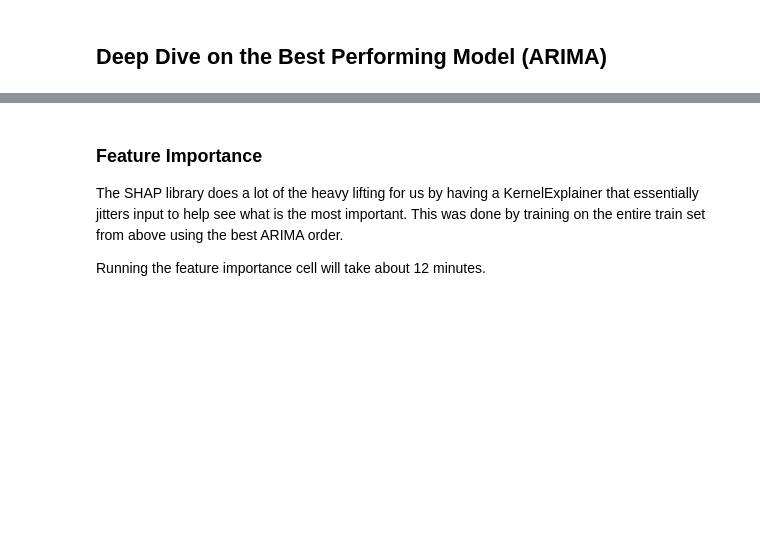
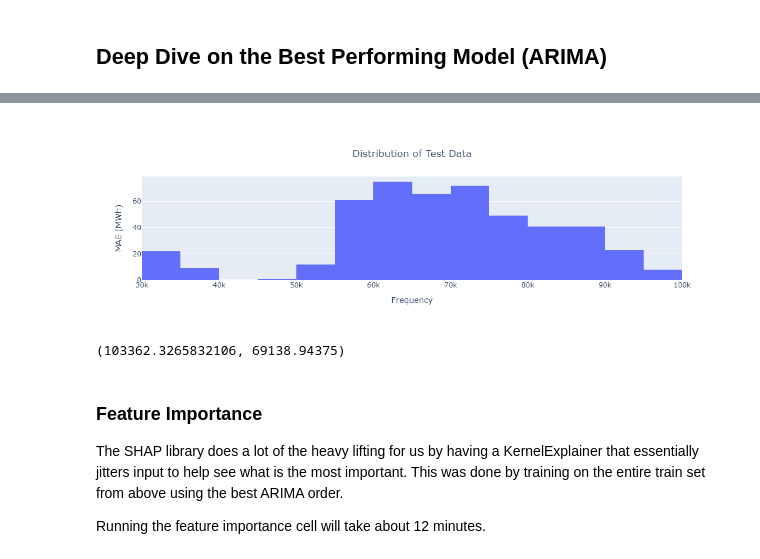
Before and after one commit to lmg1404/Energy-Consumption-Forecasting, a Jupyter notebook: src/notebooks/supervised/evaluation.ipynb, the cells around one changed output, grey strips where cells are left out. Drawn from its saved outputs; the diff is of its cells as text; code cells hidden in the pictures; blank space fills up the shorter version.

```diff
--- a/src/notebooks/supervised/evaluation.ipynb
+++ b/src/notebooks/supervised/evaluation.ipynb
@@ -87,3 +148,23 @@ order = (3, 1, 4)
+# %%
+fig = go.Figure()
+fig.add_trace(
+    go.Histogram(
+        x = endog_test
+    )
+)
+fig.update_layout(
+    title={"text": "Distribution of Test Data", "xanchor": 'center', 'x': 0.5, 'y':0.85},
+    xaxis_title="Frequency",
+    yaxis_title="MAE (MWh)"
+)
+fig.show()
+fig.write_image("testdist.png")
+# %% [output]
+[figure, added]
+# %%
+endog_train.mean(), endog_test.mean()
+# %% [output]
+(103362.3265832106, 69138.94375)
 # %% [markdown]
 ### Feature Importance
 
```
Also changed, not shown: parts of 14 cells of this notebook, 6 other files.
